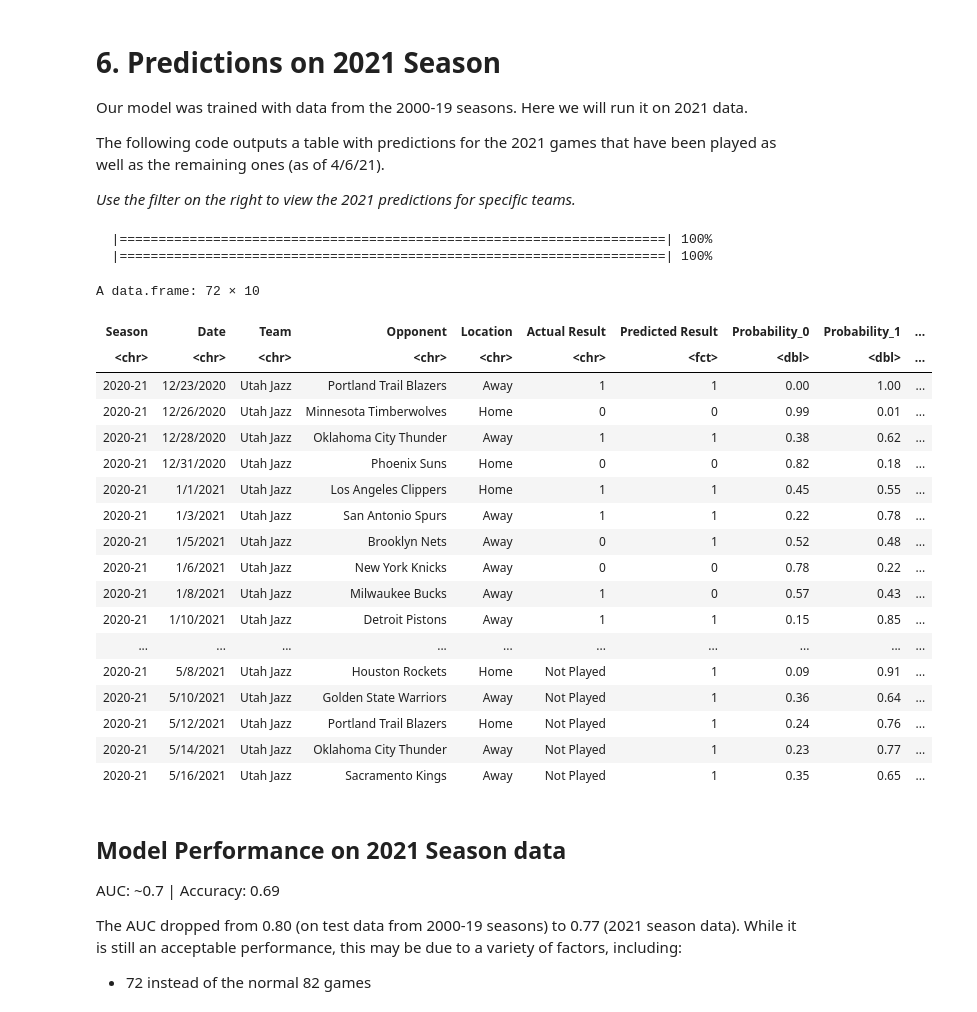
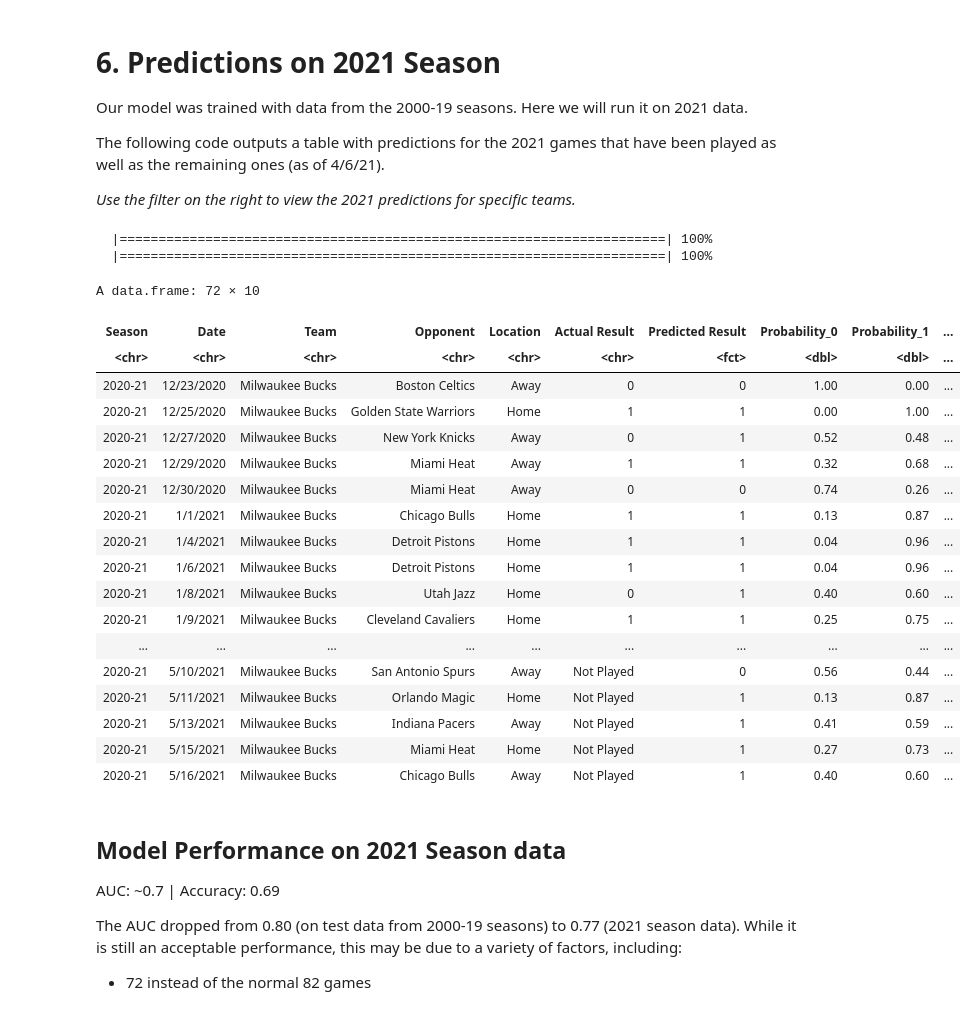
Before and after one commit to josedv82/NBA_Schedule_XGBoost_Classifier, a Jupyter notebook: NBA_Schedule_xgboost.ipynb, the cells around one changed output. Cells and saved outputs as stored; diff of their text form; code cells hidden in the pictures.

```diff
--- a/NBA_Schedule_xgboost.ipynb
+++ b/NBA_Schedule_xgboost.ipynb
@@ -414,10 +414,10 @@ The following code outputs a table with predictions for the 2021 games that have
 *Use the filter on the right to view the 2021 predictions for specific teams.*
 # %%
 #@title Select a team { run: "auto", form-width: "20%" }
-Team1 <- "Utah Jazz" #@param ["Atlanta Hawks", "Boston Celtics", "Brooklyn Nets", "Charlotte Hornets", "Chicago Bulls", "Cleveland Cavaliers", "Dallas Mavericks", "Denver Nuggets", "Detroit Pistons", "Golden State Warriors", "Houston Rockets", "Indiana Pacers", "Los Angeles Clippers", "Los Angeles Lakers", "Memphis Grizzlies", "Miami Heat", "Milwaukee Bucks", "Minnesota Timberwolves", "New Orleans Pelicans", "New York Knicks", "Oklahoma City Thunder", "Orlando Magic", "Philadelphia 76ers", "Phoenix Suns", "Portland Trail Blazers", "Sacramento Kings", "San Antonio Spurs", "Toronto Raptors", "Utah Jazz", "Washington Wizards"]
+Team1 <- "Milwaukee Bucks" #@param ["Atlanta Hawks", "Boston Celtics", "Brooklyn Nets", "Charlotte Hornets", "Chicago Bulls", "Cleveland Cavaliers", "Dallas Mavericks", "Denver Nuggets", "Detroit Pistons", "Golden State Warriors", "Houston Rockets", "Indiana Pacers", "Los Angeles Clippers", "Los Angeles Lakers", "Memphis Grizzlies", "Miami Heat", "Milwaukee Bucks", "Minnesota Timberwolves", "New Orleans Pelicans", "New York Knicks", "Oklahoma City Thunder", "Orlando Magic", "Philadelphia 76ers", "Phoenix Suns", "Portland Trail Blazers", "Sacramento Kings", "San Antonio Spurs", "Toronto Raptors", "Utah Jazz", "Washington Wizards"]
 
 #load 2021 season data downloaded from Airball package
-dat21 <- read.csv("https://www.dropbox.com/s/ed0nz1bqtwc9fst/data_nba_sche_2021.csv?dl=1") %>% mutate(ID = row_number())
+dat21 <- read.csv("https://www.dropbox.com/s/dz1gvk75dcxy0ay/nba_data_sche_2021.csv?dl=1") %>% mutate(ID = row_number())
 
 #remove columns not used for modeling
 dat21_mod <- dat21 %>% select(-Season, -Team, -Opponent, -Date, -G11, -G13, -G15, -G17, -G19, -G21, -Opp_G11, -Opp_G13, -Opp_G15, -Opp_G17, -Opp_G19, -Opp_G21)
@@ -427,52 +427,53 @@ h_dat21_mod <- suppressWarnings(as.h2o(dat21_mod))
 # Generate predictions on unseen data
 pred21 <- h2o.predict(mod_xgb, newdata = h_dat21_mod)
 
-# add games columns fro daw data set to predictions
+# add games columns from raw data set to predictions
 preds21 <- as.data.frame(pred21) %>%
 mutate(ID = row_number()) %>%
 select(ID, `Predicted Result` = predict, `Probability_0` = p0, `Probability_1` = p1)
 
 test_dat <- dat21 %>%
 select(Season, Date, Team, Opponent, Location, `Actual Result` = Result) %>%
 mutate(Location = ifelse(Location == 0, "Home", "Away")) %>%
 mutate(ID = row_number())
 
 tab <- full_join(test_dat, preds21, by = "ID") %>%
 select(-ID) %>%
 mutate(Guess = ifelse(`Actual Result` == `Predicted Result`, "Correct", "Wrong"),
        Probability_0 = round(Probability_0, 2),
        Probability_1 = round(Probability_1, 2)) %>%
 mutate(`Actual Result` = ifelse(is.na(`Actual Result`), "Not Played", `Actual Result`)) %>%
 mutate(Guess = ifelse(is.na(Guess), "?", Guess))
 
 
 # Output final table by team
-tab %>% filter(Team == Team1)
+tab.output <- tab %>% filter(Team == Team1)
+tab.output
 
 # or by date
 #tab %>% filter(Date == "4/23/2021")
 # %% [output]
   |======================================================================| 100%
   |======================================================================| 100%
 A data.frame: 72 × 10
 | Season | Date | Team | Opponent | Location | Actual Result | Predicted Result | Probability_0 | Probability_1 | ... |
 | <chr> | <chr> | <chr> | <chr> | <chr> | <chr> | <fct> | <dbl> | <dbl> | ... |
-| 2020-21 | 12/23/2020 | Utah Jazz | Portland Trail Blazers | Away | 1 | 1 | 0.00 | 1.00 | ... |
-| 2020-21 | 12/26/2020 | Utah Jazz | Minnesota Timberwolves | Home | 0 | 0 | 0.99 | 0.01 | ... |
-| 2020-21 | 12/28/2020 | Utah Jazz | Oklahoma City Thunder | Away | 1 | 1 | 0.38 | 0.62 | ... |
-| 2020-21 | 12/31/2020 | Utah Jazz | Phoenix Suns | Home | 0 | 0 | 0.82 | 0.18 | ... |
-| 2020-21 | 1/1/2021 | Utah Jazz | Los Angeles Clippers | Home | 1 | 1 | 0.45 | 0.55 | ... |
-| 2020-21 | 1/3/2021 | Utah Jazz | San Antonio Spurs | Away | 1 | 1 | 0.22 | 0.78 | ... |
-| 2020-21 | 1/5/2021 | Utah Jazz | Brooklyn Nets | Away | 0 | 1 | 0.52 | 0.48 | ... |
-| 2020-21 | 1/6/2021 | Utah Jazz | New York Knicks | Away | 0 | 0 | 0.78 | 0.22 | ... |
-| 2020-21 | 1/8/2021 | Utah Jazz | Milwaukee Bucks | Away | 1 | 0 | 0.57 | 0.43 | ... |
-| 2020-21 | 1/10/2021 | Utah Jazz | Detroit Pistons | Away | 1 | 1 | 0.15 | 0.85 | ... |
+| 2020-21 | 12/23/2020 | Milwaukee Bucks | Boston Celtics | Away | 0 | 0 | 1.00 | 0.00 | ... |
+| 2020-21 | 12/25/2020 | Milwaukee Bucks | Golden State Warriors | Home | 1 | 1 | 0.00 | 1.00 | ... |
+| 2020-21 | 12/27/2020 | Milwaukee Bucks | New York Knicks | Away | 0 | 1 | 0.52 | 0.48 | ... |
+| 2020-21 | 12/29/2020 | Milwaukee Bucks | Miami Heat | Away | 1 | 1 | 0.32 | 0.68 | ... |
+| 2020-21 | 12/30/2020 | Milwaukee Bucks | Miami Heat | Away | 0 | 0 | 0.74 | 0.26 | ... |
+| 2020-21 | 1/1/2021 | Milwaukee Bucks | Chicago Bulls | Home | 1 | 1 | 0.13 | 0.87 | ... |
+| 2020-21 | 1/4/2021 | Milwaukee Bucks | Detroit Pistons | Home | 1 | 1 | 0.04 | 0.96 | ... |
+| 2020-21 | 1/6/2021 | Milwaukee Bucks | Detroit Pistons | Home | 1 | 1 | 0.04 | 0.96 | ... |
+| 2020-21 | 1/8/2021 | Milwaukee Bucks | Utah Jazz | Home | 0 | 1 | 0.40 | 0.60 | ... |
+| 2020-21 | 1/9/2021 | Milwaukee Bucks | Cleveland Cavaliers | Home | 1 | 1 | 0.25 | 0.75 | ... |
 | ... | ... | ... | ... | ... | ... | ... | ... | ... | ... |
-| 2020-21 | 5/8/2021 | Utah Jazz | Houston Rockets | Home | Not Played | 1 | 0.09 | 0.91 | ... |
-| 2020-21 | 5/10/2021 | Utah Jazz | Golden State Warriors | Away | Not Played | 1 | 0.36 | 0.64 | ... |
-| 2020-21 | 5/12/2021 | Utah Jazz | Portland Trail Blazers | Home | Not Played | 1 | 0.24 | 0.76 | ... |
-| 2020-21 | 5/14/2021 | Utah Jazz | Oklahoma City Thunder | Away | Not Played | 1 | 0.23 | 0.77 | ... |
-| 2020-21 | 5/16/2021 | Utah Jazz | Sacramento Kings | Away | Not Played | 1 | 0.35 | 0.65 | ... |
+| 2020-21 | 5/10/2021 | Milwaukee Bucks | San Antonio Spurs | Away | Not Played | 0 | 0.56 | 0.44 | ... |
+| 2020-21 | 5/11/2021 | Milwaukee Bucks | Orlando Magic | Home | Not Played | 1 | 0.13 | 0.87 | ... |
+| 2020-21 | 5/13/2021 | Milwaukee Bucks | Indiana Pacers | Away | Not Played | 1 | 0.41 | 0.59 | ... |
+| 2020-21 | 5/15/2021 | Milwaukee Bucks | Miami Heat | Home | Not Played | 1 | 0.27 | 0.73 | ... |
+| 2020-21 | 5/16/2021 | Milwaukee Bucks | Chicago Bulls | Away | Not Played | 1 | 0.40 | 0.60 | ... |
 # %% [markdown]
 ## Model Performance on 2021 Season data
 
```
Also changed, not shown: parts of 10 cells of this notebook.
